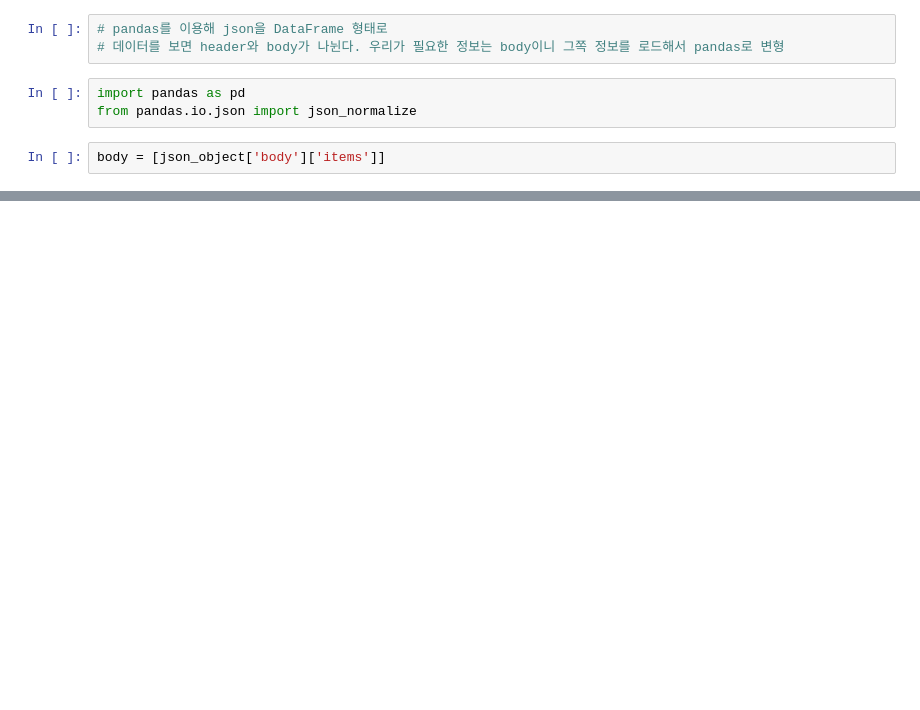
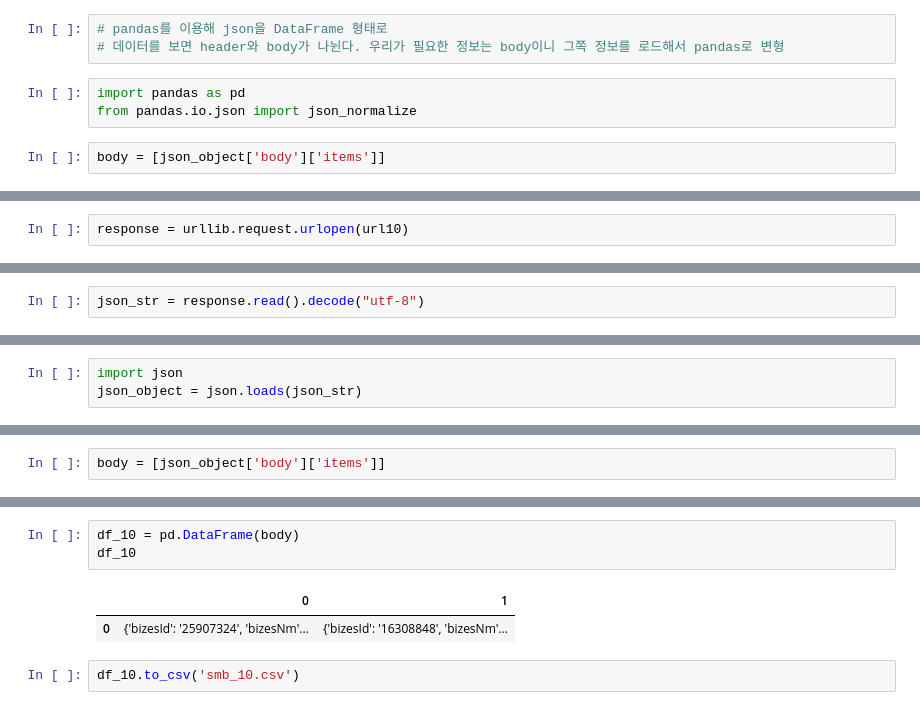
Before and after one commit to goareum93/K-digital-training, a Jupyter notebook: Web_Crawling/smb0.ipynb, the cells around one changed output, grey strips where cells are left out. Cells and saved outputs as stored; diff of their text form; blank space fills up the shorter version.

```diff
--- a/Web_Crawling/smb0.ipynb
+++ b/Web_Crawling/smb0.ipynb
@@ -37,0 +76,2 @@ body = [json_object['body']['items']]
+# %%
+response = urllib.request.urlopen(url10)
@@ -37,0 +82,2 @@ body = [json_object['body']['items']]
+# %%
+json_str = response.read().decode("utf-8")
@@ -37,0 +88,3 @@ body = [json_object['body']['items']]
+# %%
+import json
+json_object = json.loads(json_str)
@@ -37,0 +114,2 @@ body = [json_object['body']['items']]
+# %%
+body = [json_object['body']['items']]
@@ -37,0 +136,8 @@ body = [json_object['body']['items']]
+# %%
+df_10 = pd.DataFrame(body)
+df_10
+# %% [output]
+|  | 0 | 1 |
+| 0 | {'bizesId': '25907324', 'bizesNm'... | {'bizesId': '16308848', 'bizesNm'... |
+# %%
+df_10.to_csv('smb_10.csv')
```
Also changed, not shown: parts of 20 cells of this notebook.
